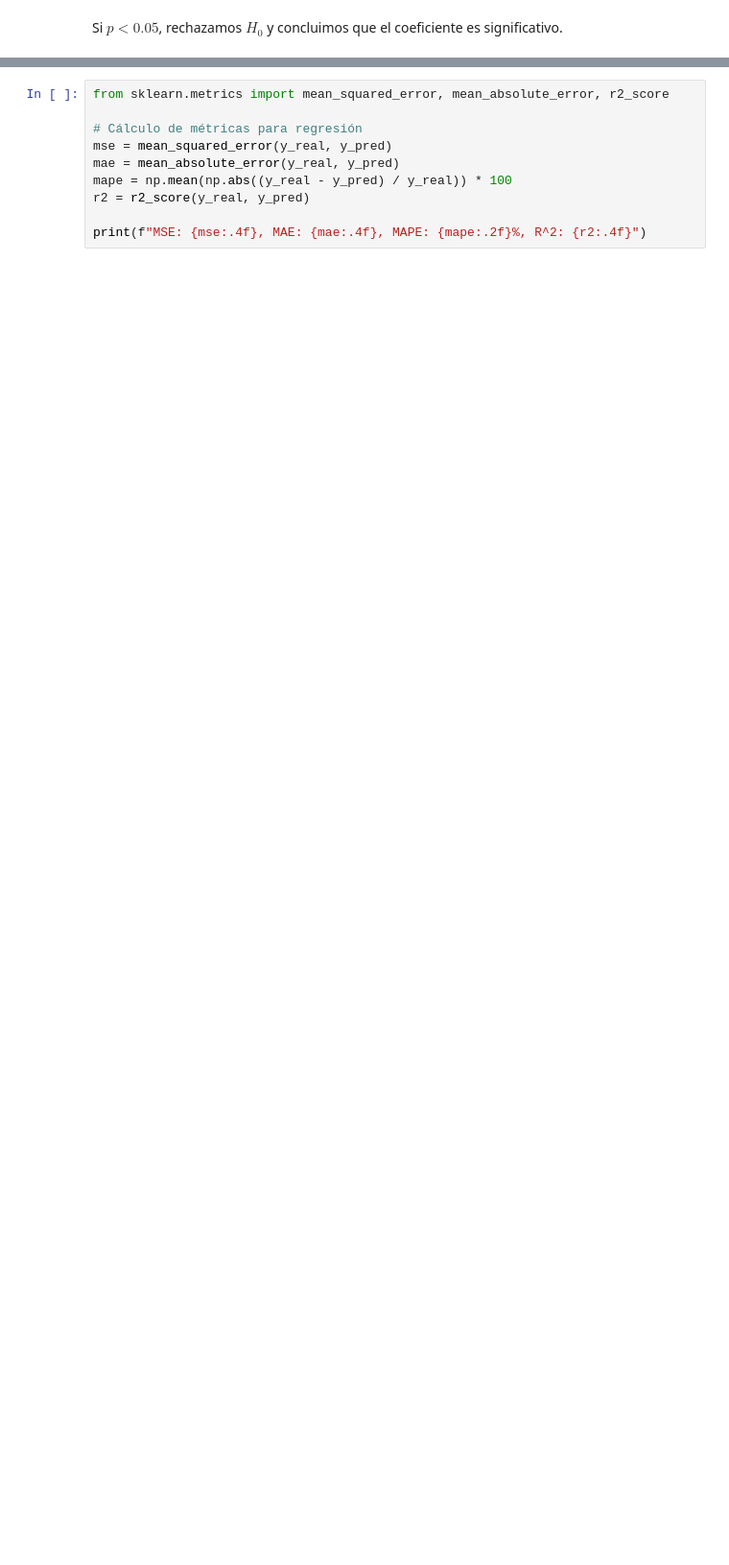
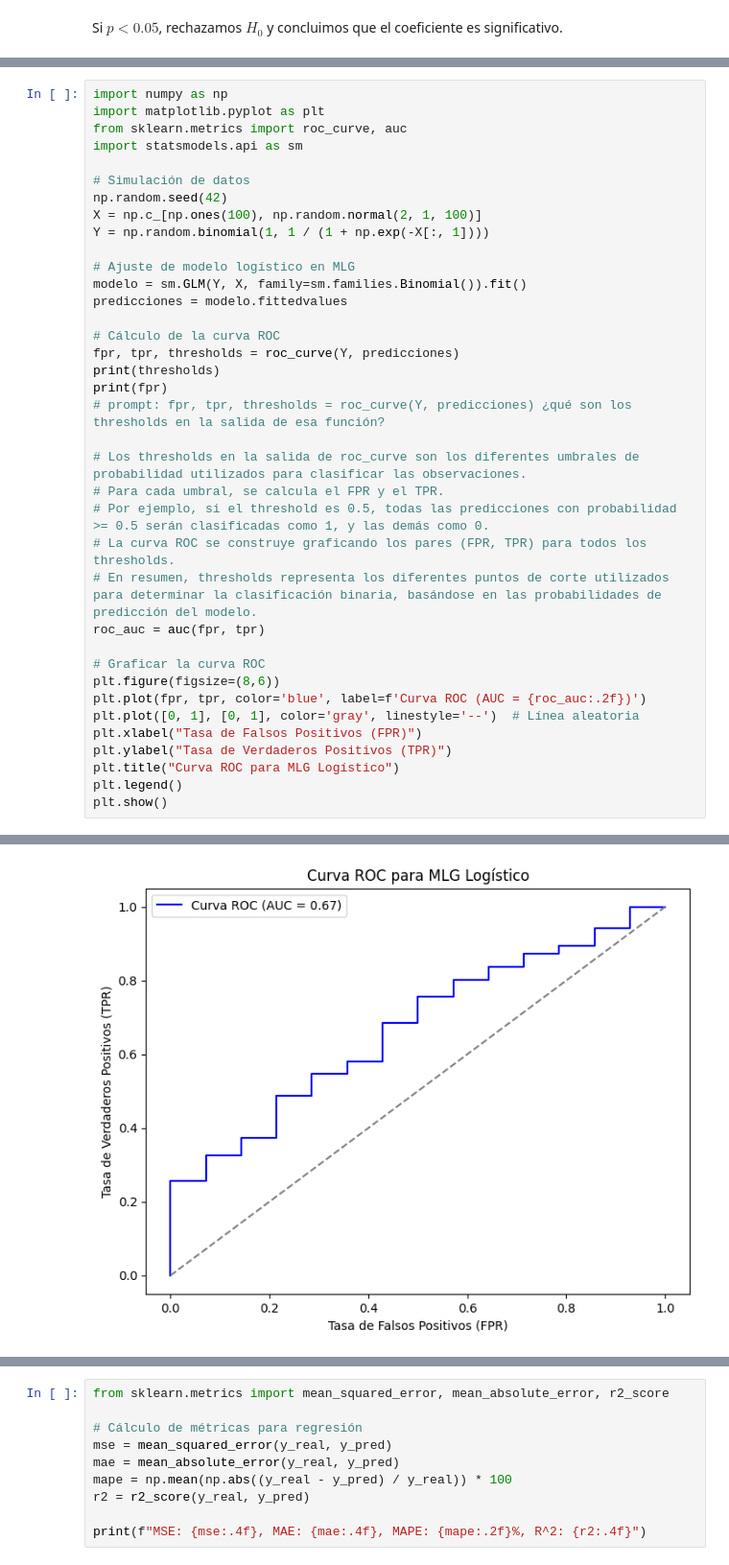
Before and after one commit to pikey-msc/AprendizMaquina, a Jupyter notebook: 2025-2/Regresion/MLG.ipynb, the cells around one changed output, grey strips where cells are left out. Shown: that part at 96% size. Saved outputs shown, nothing was run; the diff lists cells and outputs as text; blank space fills up the shorter version.

```diff
--- a/2025-2/Regresion/MLG.ipynb
+++ b/2025-2/Regresion/MLG.ipynb
@@ -686,0 +846,38 @@ plt.show()
+# %%
+import numpy as np
+import matplotlib.pyplot as plt
+from sklearn.metrics import roc_curve, auc
+import statsmodels.api as sm
+
+# Simulación de datos
+np.random.seed(42)
+X = np.c_[np.ones(100), np.random.normal(2, 1, 100)]
+Y = np.random.binomial(1, 1 / (1 + np.exp(-X[:, 1])))
+
+# Ajuste de modelo logístico en MLG
+modelo = sm.GLM(Y, X, family=sm.families.Binomial()).fit()
+predicciones = modelo.fittedvalues
+
+# Cálculo de la curva ROC
+fpr, tpr, thresholds = roc_curve(Y, predicciones)
+print(thresholds)
+print(fpr)
+# prompt: fpr, tpr, thresholds = roc_curve(Y, predicciones) ¿qué son los thresholds en la salida de esa función?
+
+# Los thresholds en la salida de roc_curve son los diferentes umbrales de probabilidad utilizados para clasificar las observaciones.
+# Para cada umbral, se calcula el FPR y el TPR.
+# Por ejemplo, si el threshold es 0.5, todas las predicciones con probabilidad >= 0.5 serán clasificadas como 1, y las demás como 0.
+# La curva ROC se construye graficando los pares (FPR, TPR) para todos los thresholds.
+# En resumen, thresholds representa los diferentes puntos de corte utilizados para determinar la clasificación binaria, basándose en las probabilidades de predicción del modelo.
+roc_auc = auc(fpr, tpr)
+
+# Graficar la curva ROC
+plt.figure(figsize=(8,6))
+plt.plot(fpr, tpr, color='blue', label=f'Curva ROC (AUC = {roc_auc:.2f})')
+plt.plot([0, 1], [0, 1], color='gray', linestyle='--')  # Línea aleatoria
+plt.xlabel("Tasa de Falsos Positivos (FPR)")
+plt.ylabel("Tasa de Verdaderos Positivos (TPR)")
+plt.title("Curva ROC para MLG Logístico")
+plt.legend()
+plt.show()
+# %% [output]
@@ -686,0 +894 @@ plt.show()
+[figure, added]
```
Also changed, not shown: parts of 40 cells of this notebook.
